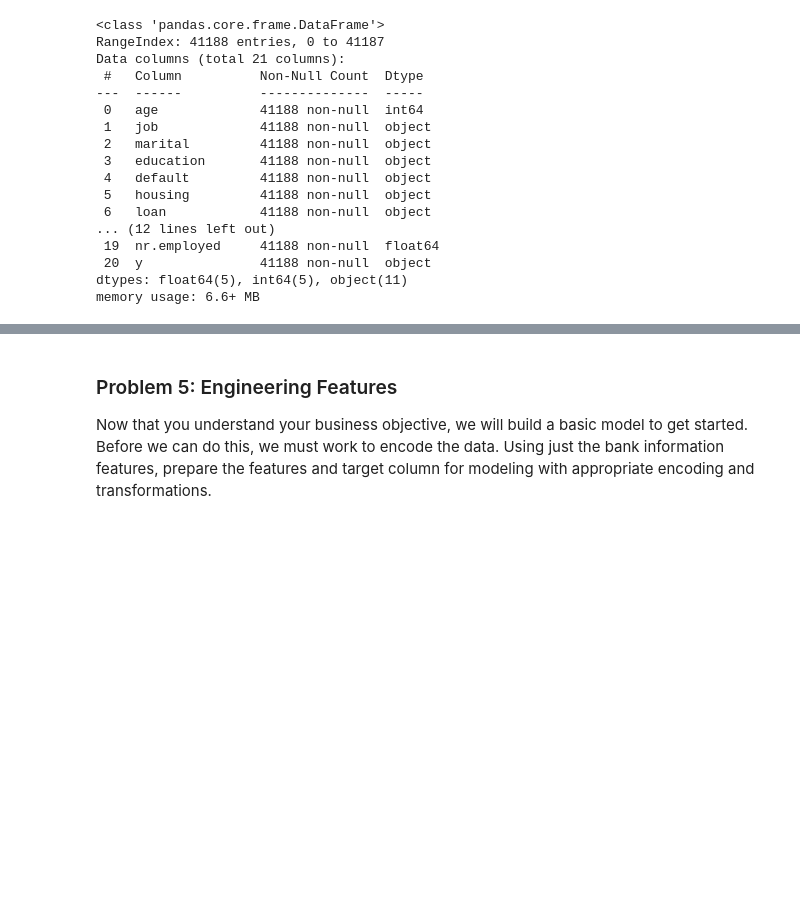
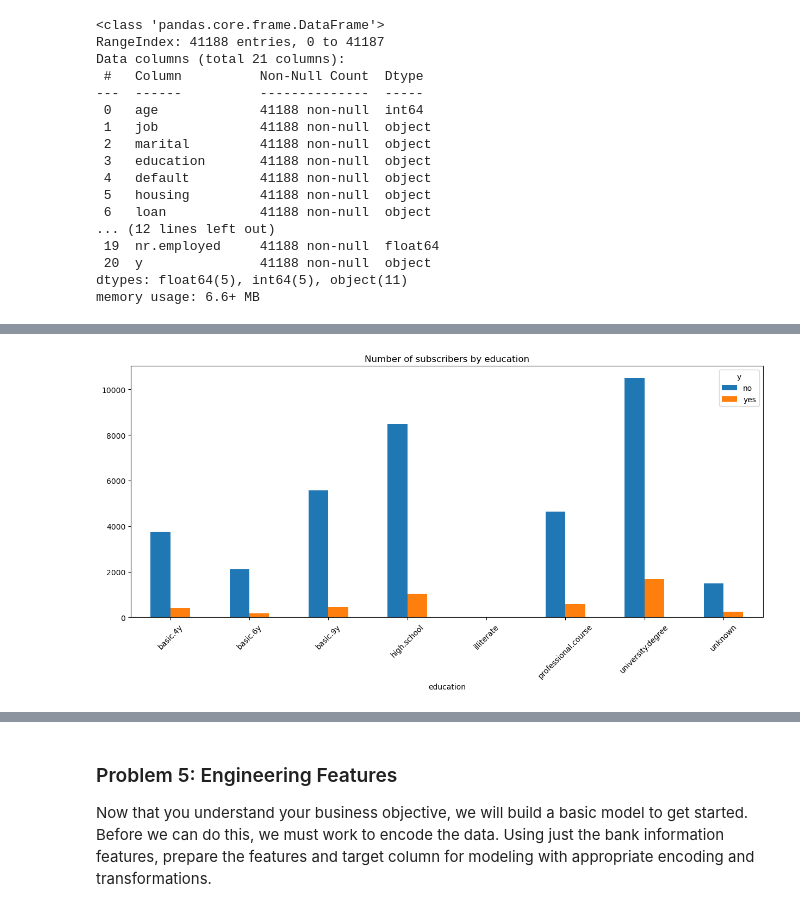
Before and after one commit to RaghavanK/comparing-classifiers, a Jupyter notebook: comparing-classifiers.ipynb, the cells around one changed output, grey strips where cells are left out. Cells and saved outputs as stored; diff of their text form; code cells hidden in the pictures; blank space fills up the shorter version.

Commit message:
Plots

```diff
--- a/comparing-classifiers.ipynb
+++ b/comparing-classifiers.ipynb
@@ -103,3 +98,6 @@ Data columns (total 21 columns):
  20  y               41188 non-null  object
 dtypes: float64(5), int64(5), object(11)
 memory usage: 6.6+ MB
+# %%
+df_cleaned = df.drop(['day_of_week', 'pdays', 'month', 'previous', 'poutcome', 'cons.price.idx', 'cons.conf.idx', 'nr.employed','euribor3m'], axis=1)
+df_cleaned
@@ -105,0 +118,13 @@ memory usage: 6.6+ MB
+# %%
+grouped=df_cleaned.groupby(['education','y']).size()
+unstacked = grouped.unstack()
+
+# Plot the data
+unstacked.plot(kind='bar',figsize=(15, 6))
+
+plt.title('Number of subscribers by education')
+plt.xticks(rotation=45, ha='center')
+
+plt.show()
+# %% [output]
+[figure, added]
```
Also changed, not shown: parts of 7 cells of this notebook.
